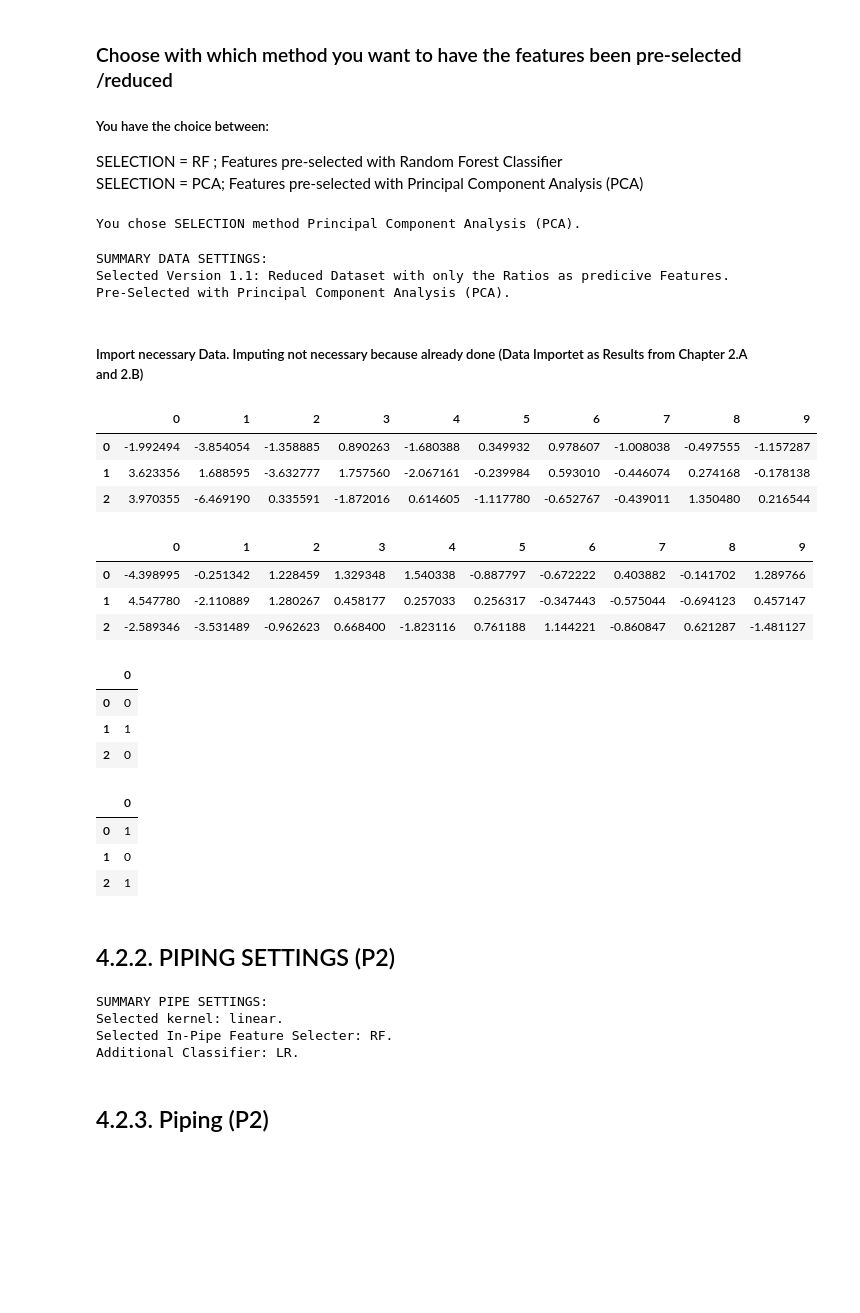
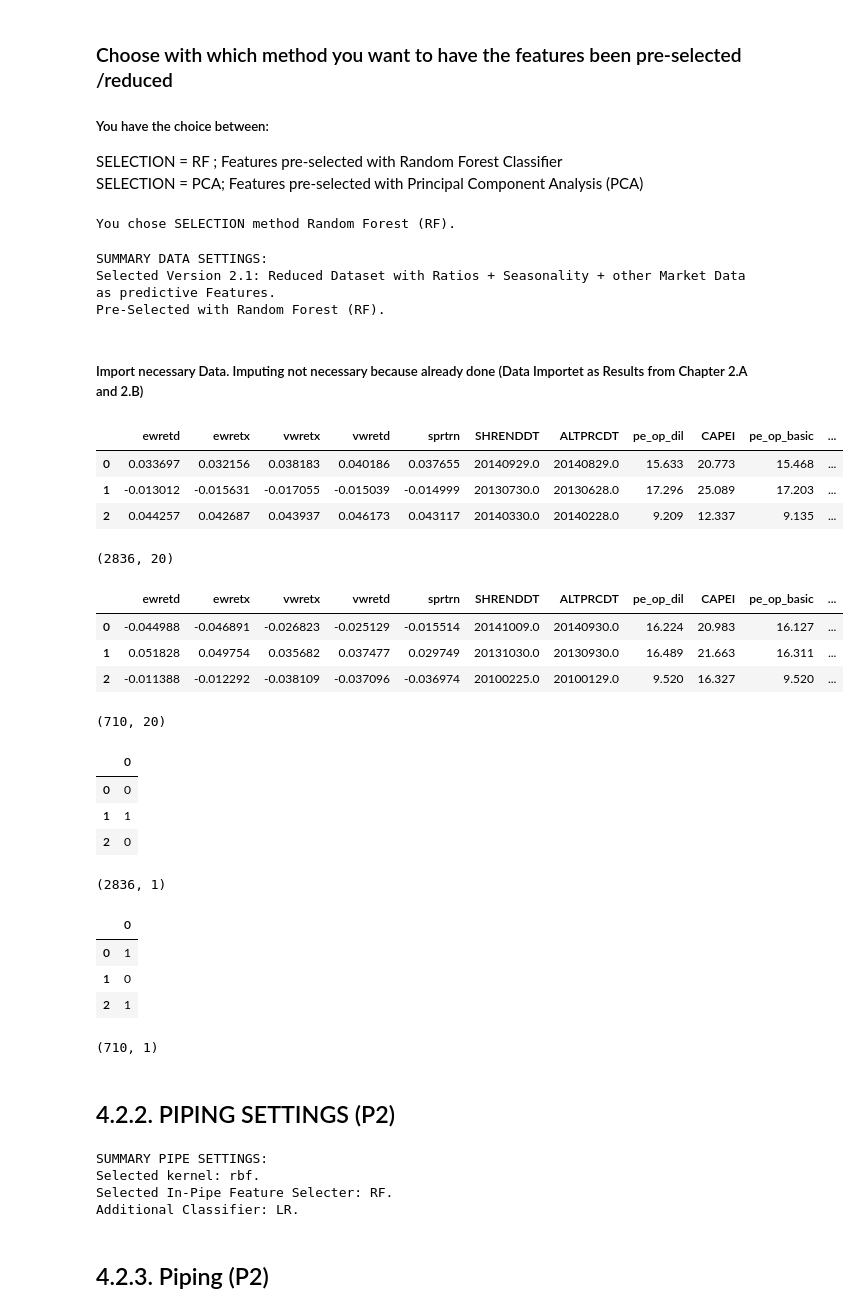
Before and after one commit to mathiasluethi/Machine_Learning_in_Finance_Group_Project, a Jupyter notebook: 0400B_all_pipes.ipynb, the cells around one changed output. Drawn from its saved outputs; the diff is of its cells as text; code cells hidden in the pictures; blank space fills up the shorter version.

```diff
--- a/0400B_all_pipes.ipynb
+++ b/0400B_all_pipes.ipynb
@@ -346,7 +377,7 @@ VERSION = 1.1; Reduced Feature Matrix with only ratios
 VERSION = 2.1;  Reduced Feature Matrix with ratios + saisonality + other market data
 # %%
 ### Chose which dataset version you want the selection of features and the prediction to be based on
-VERSION = 1.1
+VERSION = 2.1
 """
 INSERT NUMBER 1 or 2
 """
@@ -363,7 +394,7 @@ SELECTION  = RF ; Features pre-selected with Random Forest Classifier
 SELECTION = PCA; Features pre-selected with Principal Component Analysis (PCA)
 # %%
 ### Choose whether you want the datasets with features selected with RF or PCA or the original file
-SELECTION = 'PCA'
+SELECTION = 'RF'
 """
 INSERT WISHED METHOD 'RF', 'PCA'
 """
@@ -383,15 +414,15 @@ else: raise ValueError('SELECTION must be chosen as either RF or PCA')
 print('You chose SELECTION method '+str(sel_feat)+'.'+'\n')
 #print(sel_feat)
 # %% [output]
-You chose SELECTION method Principal Component Analysis (PCA).
+You chose SELECTION method Random Forest (RF).
 # %%
 # print status
 briefing_data='SUMMARY DATA SETTINGS:'+'\n'+'Selected Version ' + str(VERSION) + ': ' + str(sel_version)+'\n'+'Pre-Selected with '+str(sel_feat)+'.'+'\n'
 print(briefing_data)
 # %% [output]
 SUMMARY DATA SETTINGS:
-Selected Version 1.1: Reduced Dataset with only the Ratios as predicive Features.
-Pre-Selected with Principal Component Analysis (PCA).
+Selected Version 2.1: Reduced Dataset with Ratios + Seasonality + other Market Data as predictive Features.
+Pre-Selected with Random Forest (RF).
 # %% [markdown]
 ##### Import necessary Data. Imputing not necessary because already done (Data Importet as Results from Chapter 2.A and 2.B)
 # %%
@@ -420,32 +451,36 @@ elif VERSION == 2.1:
         y_test = pd.read_csv('Data/generated_splits/features_selected_pca/y2_test_p.csv', sep=',', header=0)
 else: raise ValueError('VERSION value must be either 1.1 or 2.1, SELECTION must be either "RF" or "PCA".')
 # %%
-display(X_train.head(3) X_train.shape)
+display(X_train.head(3), X_train.shape)
 display(X_test.head(3), X_test.shape)
 display(y_train.head(3), y_train.shape)
 display(y_test.head(3), y_test.shape)
 # %% [output]
-|  | 0 | 1 | 2 | 3 | 4 | 5 | 6 | 7 | 8 | 9 |
-| 0 | -1.992494 | -3.854054 | -1.358885 | 0.890263 | -1.680388 | 0.349932 | 0.978607 | -1.008038 | -0.497555 | -1.157287 |
-| 1 | 3.623356 | 1.688595 | -3.632777 | 1.757560 | -2.067161 | -0.239984 | 0.593010 | -0.446074 | 0.274168 | -0.178138 |
-| 2 | 3.970355 | -6.469190 | 0.335591 | -1.872016 | 0.614605 | -1.117780 | -0.652767 | -0.439011 | 1.350480 | 0.216544 |
+|  | ewretd | ewretx | vwretx | vwretd | sprtrn | SHRENDDT | ALTPRCDT | pe_op_dil | CAPEI | pe_op_basic | ... |
+| 0 | 0.033697 | 0.032156 | 0.038183 | 0.040186 | 0.037655 | 20140929.0 | 20140829.0 | 15.633 | 20.773 | 15.468 | ... |
+| 1 | -0.013012 | -0.015631 | -0.017055 | -0.015039 | -0.014999 | 20130730.0 | 20130628.0 | 17.296 | 25.089 | 17.203 | ... |
+| 2 | 0.044257 | 0.042687 | 0.043937 | 0.046173 | 0.043117 | 20140330.0 | 20140228.0 | 9.209 | 12.337 | 9.135 | ... |
+(2836, 20)
-|  | 0 | 1 | 2 | 3 | 4 | 5 | 6 | 7 | 8 | 9 |
-| 0 | -4.398995 | -0.251342 | 1.228459 | 1.329348 | 1.540338 | -0.887797 | -0.672222 | 0.403882 | -0.141702 | 1.289766 |
-| 1 | 4.547780 | -2.110889 | 1.280267 | 0.458177 | 0.257033 | 0.256317 | -0.347443 | -0.575044 | -0.694123 | 0.457147 |
-| 2 | -2.589346 | -3.531489 | -0.962623 | 0.668400 | -1.823116 | 0.761188 | 1.144221 | -0.860847 | 0.621287 | -1.481127 |
+|  | ewretd | ewretx | vwretx | vwretd | sprtrn | SHRENDDT | ALTPRCDT | pe_op_dil | CAPEI | pe_op_basic | ... |
+| 0 | -0.044988 | -0.046891 | -0.026823 | -0.025129 | -0.015514 | 20141009.0 | 20140930.0 | 16.224 | 20.983 | 16.127 | ... |
+| 1 | 0.051828 | 0.049754 | 0.035682 | 0.037477 | 0.029749 | 20131030.0 | 20130930.0 | 16.489 | 21.663 | 16.311 | ... |
+| 2 | -0.011388 | -0.012292 | -0.038109 | -0.037096 | -0.036974 | 20100225.0 | 20100129.0 | 9.520 | 16.327 | 9.520 | ... |
+(710, 20)
 |  | 0 |
 | 0 | 0 |
 | 1 | 1 |
 | 2 | 0 |
+(2836, 1)
 |  | 0 |
 | 0 | 1 |
 | 1 | 0 |
 | 2 | 1 |
+(710, 1)
 # %% [markdown]
 ## 4.2.2. PIPING SETTINGS (P2)
 # %%
 # Set Kernel
-set_kernel = 'linear'
+set_kernel = 'rbf'
 """
 Select 'poly', 'linear' or 'rbf'
 """
@@ -467,7 +502,7 @@ briefing_pipe='SUMMARY PIPE SETTINGS:'+'\n'+'Selected kernel: '+str(set_kernel)+
 print(briefing_pipe)
 # %% [output]
 SUMMARY PIPE SETTINGS:
-Selected kernel: linear.
+Selected kernel: rbf.
 Selected In-Pipe Feature Selecter: RF.
 Additional Classifier: LR.
 # %% [markdown]
```
Also changed, not shown: parts of 20 cells of this notebook.
